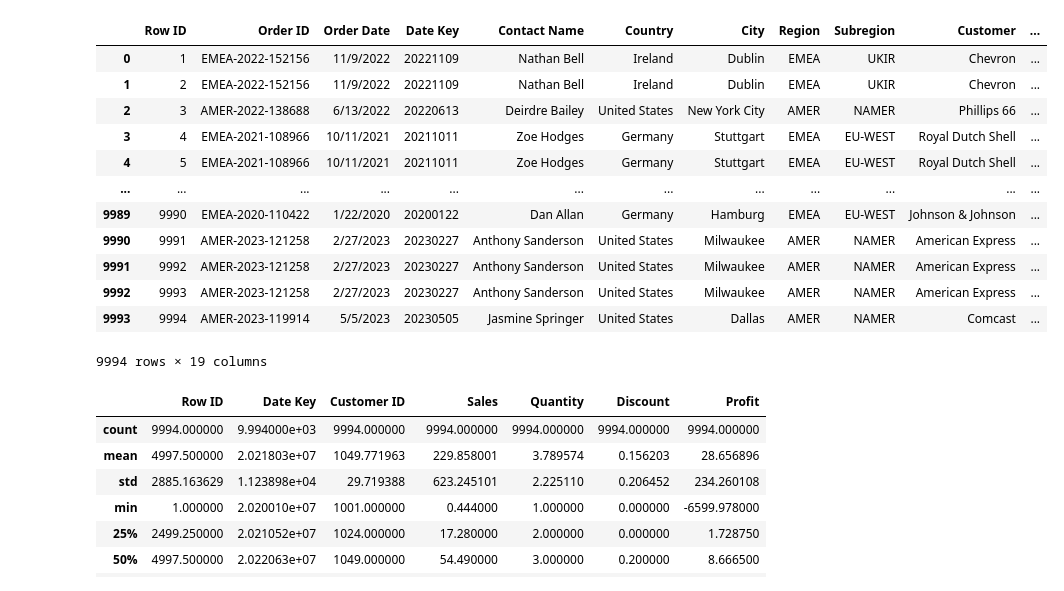
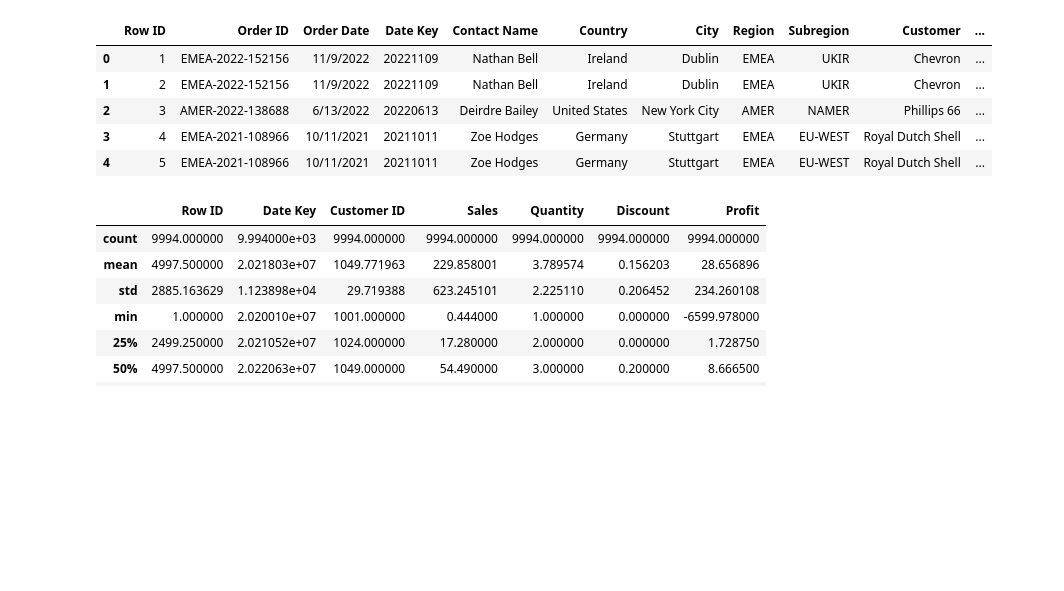
Before and after one commit to Chrommanito/capstone-project-2, a Jupyter notebook: Codes/Clean_1.ipynb, the cells around one changed output. Drawn from its saved outputs; the diff is of its cells as text; code cells hidden in the pictures; blank space fills up the shorter version.

Commit message:
updated table

```diff
--- a/Codes/Clean_1.ipynb
+++ b/Codes/Clean_1.ipynb
@@ -4,21 +4,14 @@ import pandas as pd
 import seaborn as sns
 # %%
 df = pd.read_csv("SaaS-Sales.csv")
-df
+df.head()
 # %% [output]
 |  | Row ID | Order ID | Order Date | Date Key | Contact Name | Country | City | Region | Subregion | Customer | ... |
 | 0 | 1 | EMEA-2022-152156 | 11/9/2022 | 20221109 | Nathan Bell | Ireland | Dublin | EMEA | UKIR | Chevron | ... |
 | 1 | 2 | EMEA-2022-152156 | 11/9/2022 | 20221109 | Nathan Bell | Ireland | Dublin | EMEA | UKIR | Chevron | ... |
 | 2 | 3 | AMER-2022-138688 | 6/13/2022 | 20220613 | Deirdre Bailey | United States | New York City | AMER | NAMER | Phillips 66 | ... |
 | 3 | 4 | EMEA-2021-108966 | 10/11/2021 | 20211011 | Zoe Hodges | Germany | Stuttgart | EMEA | EU-WEST | Royal Dutch Shell | ... |
 | 4 | 5 | EMEA-2021-108966 | 10/11/2021 | 20211011 | Zoe Hodges | Germany | Stuttgart | EMEA | EU-WEST | Royal Dutch Shell | ... |
-| ... | ... | ... | ... | ... | ... | ... | ... | ... | ... | ... | ... |
-| 9989 | 9990 | EMEA-2020-110422 | 1/22/2020 | 20200122 | Dan Allan | Germany | Hamburg | EMEA | EU-WEST | Johnson & Johnson | ... |
-| 9990 | 9991 | AMER-2023-121258 | 2/27/2023 | 20230227 | Anthony Sanderson | United States | Milwaukee | AMER | NAMER | American Express | ... |
-| 9991 | 9992 | AMER-2023-121258 | 2/27/2023 | 20230227 | Anthony Sanderson | United States | Milwaukee | AMER | NAMER | American Express | ... |
-| 9992 | 9993 | AMER-2023-121258 | 2/27/2023 | 20230227 | Anthony Sanderson | United States | Milwaukee | AMER | NAMER | American Express | ... |
-| 9993 | 9994 | AMER-2023-119914 | 5/5/2023 | 20230505 | Jasmine Springer | United States | Dallas | AMER | NAMER | Comcast | ... |
-9994 rows × 19 columns
 # %%
 df.describe()
 # %% [output]
```
Also changed, not shown: parts of 1 cell of this notebook, 1 other file.
